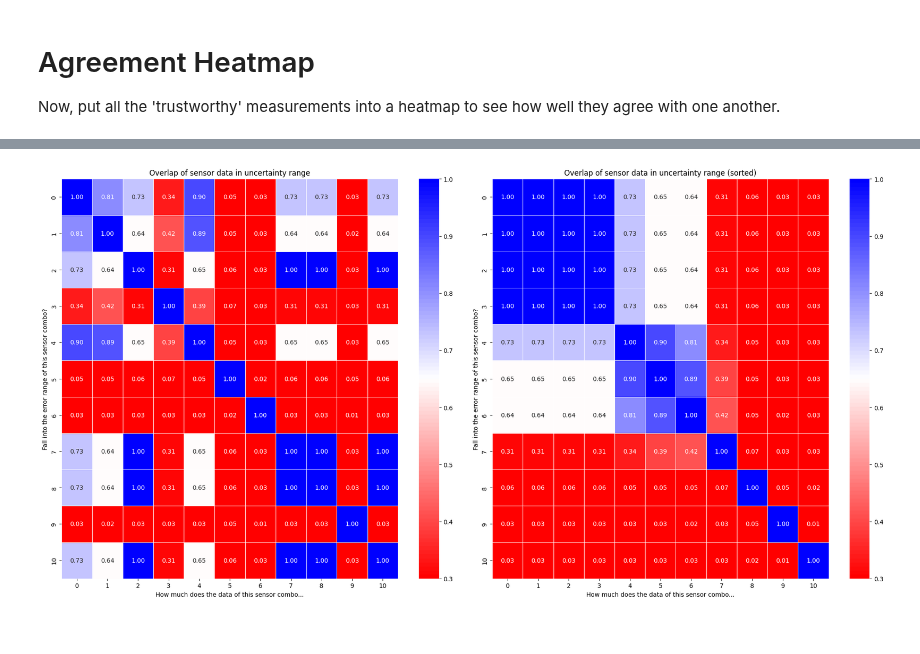
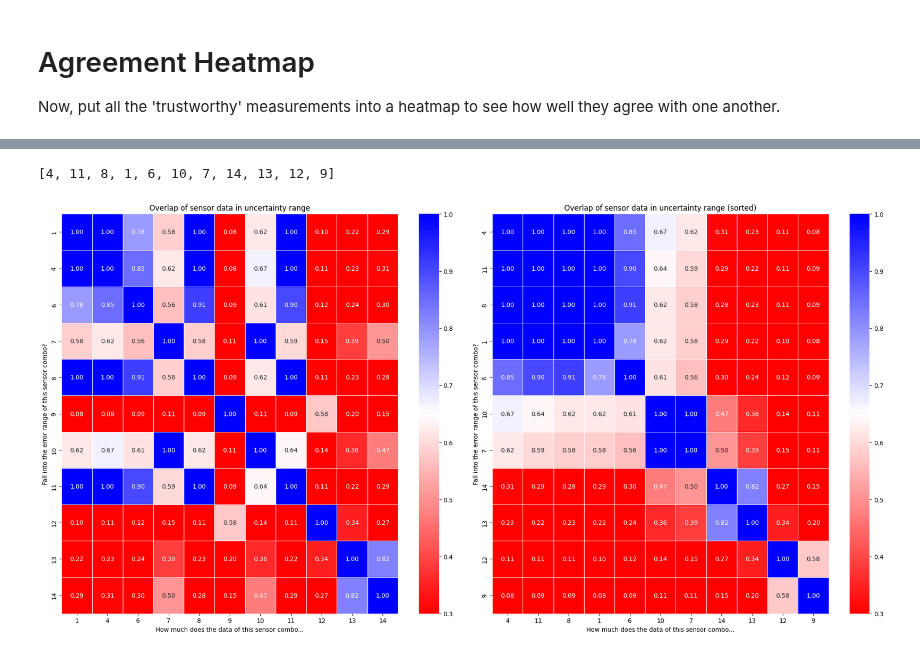
Before and after one commit to jadenmecham/First-Project, a Jupyter notebook: 3 - Sort All Combos/floris-adapted/springmass-sort.ipynb, the cells around one changed output, grey strips where cells are left out. Saved outputs shown, nothing was run; the diff lists cells and outputs as text; code cells hidden in the pictures.

Commit message:
heatmaps work!

```diff
--- a/3 - Sort All Combos/floris-adapted/springmass-sort.ipynb
+++ b/3 - Sort All Combos/floris-adapted/springmass-sort.ipynb
@@ -519,5 +509,5 @@ TypeError: object of type 'numpy.float64' has no len()
 # %%
-# Do the same thing for xdot
+# Same thing as the previous cell but for xdot
 overlaps_xdot = np.ones((len(trustworthy_xdot), len(trustworthy_xdot)))
 # I need to compute the percent of the time that the data from one C falls within the error range of all other C
 for i in range(len(trustworthy_xdot)):
@@ -529,39 +519,48 @@ for i in range(len(trustworthy_xdot)):
             C_i = trustworthy_xdot[i]
             C_j = trustworthy_xdot[j]
             # get the data for the C matrix
-            xdot_i = xdot_hat[C_i]
-            xdot_j = xdot_hat[C_j]
-            # get the covariance for the C matrix
-            sigma_i = 0.1 #3 * sigma_xdot[C_i]
-            sigma_j = 0.1 #3 * sigma_xdot[C_j]
+            xdot_i = results[C_i]['xdot']
+            xdot_j = results[C_j]['xdot']
+            # get the acceptable error for the C matrix
+            sigma_i = 0.15 #
+            sigma_j = 0.15 #
             # get the time that the data falls within the error range
             overlap = np.sum(np.logical_and(xdot_i - sigma_i < xdot_j, xdot_j < xdot_i + sigma_i)) / len(xdot_i)
             overlaps_xdot[i, j] = overlap
 # Sort the matrix now!
-# Sort the adjacency matrix based on the sum of rows and columns
+# Sort the adjacency matrix based on the sum of rows
 row_sums = overlaps_xdot.sum(axis=1)
 sorted_indices = np.argsort(row_sums)[::-1]  # Sort in descending order
 # Reorder the matrix
 sorted_overlaps_xdot = overlaps_xdot[sorted_indices, :][:, sorted_indices]
+# Also sort the trustworthy_x list in the same way as the matrix
+sorted_trustworthy_xdot = [trustworthy_xdot[i] for i in sorted_indices]
+print(sorted_trustworthy_xdot)
 # plot overlapvals onto a red and blue heatmap with values from 0 to 1
 # Define custom colormap
 colors = ["red", "white", "blue"]  # Define the colors for your gradient
 cmap_name = "custom_colormap"
 custom_cmap = LinearSegmentedColormap.from_list(cmap_name, colors, N=100)
 # plot the unsorted and then the sorted matrix on the same figure
 fig, ax = plt.subplots(1, 2, figsize=(20, 10))
 # Plot the original matrix
 sns.heatmap(overlaps_xdot, cmap=custom_cmap, annot=True, fmt=".2f", linewidths=.5, vmin=0.3, vmax=1, ax=ax[0])
 ax[0].set_title("Overlap of sensor data in uncertainty range")
 ax[0].set_xlabel("How much does the data of this sensor combo...")
 ax[0].set_ylabel("Fall into the error range of this sensor combo?")
-# Plot the sorted matrix
+ax[0].set_xticklabels(trustworthy_xdot)
+ax[0].set_yticklabels(trustworthy_xdot)
+# Plot the sorted matrix with the sorted indices
 sns.heatmap(sorted_overlaps_xdot, cmap=custom_cmap, annot=True, fmt=".2f", linewidths=.5, vmin=0.3, vmax=1, ax=ax[1])
 ax[1].set_title("Overlap of sensor data in uncertainty range (sorted)")
 ax[1].set_xlabel("How much does the data of this sensor combo...")
 ax[1].set_ylabel("Fall into the error range of this sensor combo?")
+# Set the tick labels for the sorted matrix
+ax[1].set_yticklabels(sorted_trustworthy_xdot)
+ax[1].set_xticklabels(sorted_trustworthy_xdot)
 # Show the plot
 plt.tight_layout()
 plt.show()
 # %% [output]
+[4, 11, 8, 1, 6, 10, 7, 14, 13, 12, 9]
-[figure, old version]
+[figure, new version]
```
Also changed, not shown: parts of 7 cells of this notebook.
